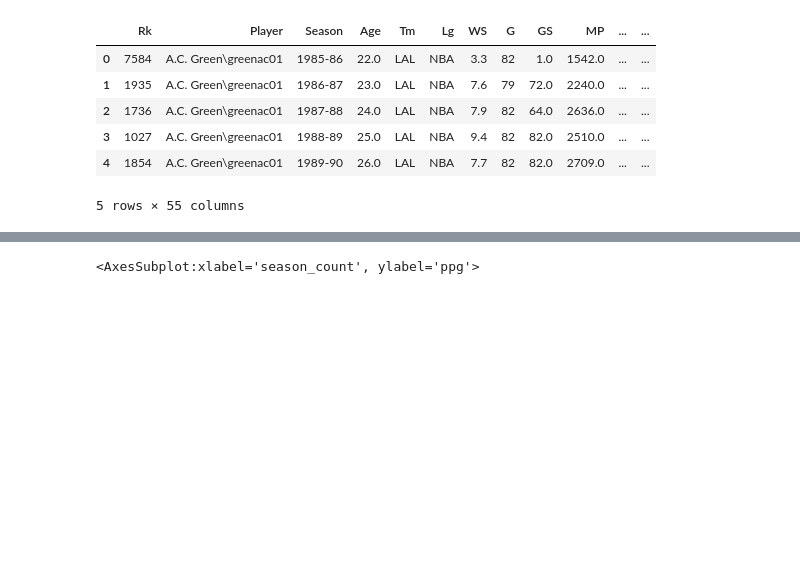
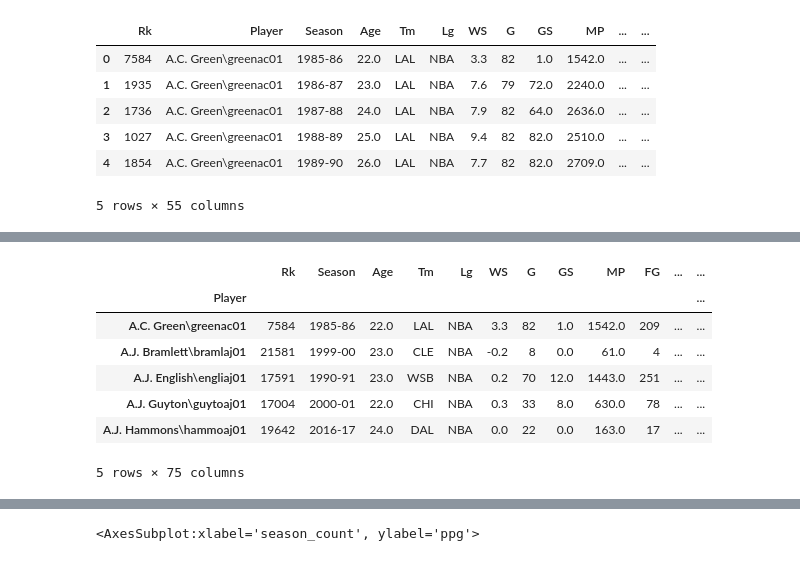
Before and after one commit to rylewww/Modeling-The-NBA-Leap, a Jupyter notebook: Data_Compiling.ipynb, the cells around one changed output, grey strips where cells are left out. Cells and saved outputs as stored; diff of their text form; code cells hidden in the pictures; blank space fills up the shorter version.

```diff
--- a/Data_Compiling.ipynb
+++ b/Data_Compiling.ipynb
@@ -153,14 +153,3 @@ players.head()
 | 3 | 1027 | A.C. Green\greenac01 | 1988-89 | 25.0 | LAL | NBA | 9.4 | 82 | 82.0 | 2510.0 | ... | ... |
 | 4 | 1854 | A.C. Green\greenac01 | 1989-90 | 26.0 | LAL | NBA | 7.7 | 82 | 82.0 | 2709.0 | ... | ... |
 5 rows × 55 columns
-# %%
-#adding all defense team two
-All_D_2 = pd.read_csv('Data/All_D_2.csv')
-All_D_2['award_year'] = [str(x)[2:] for x in All_D_2['YEAR']]
-#concat player name and award year for merge
-All_D_2['concat'] = All_D_2['PLAYER'] + All_D_2['award_year']
-All_D_2['all_d_2'] = 1
-All_D_2 = All_D_2[['concat', 'all_d_2']]
-#creating categorical variable for all nba first team award
-players = players.merge(All_D_2,  how = 'left', on ='concat')
-players.head()
@@ -258,0 +253,16 @@ players_total.head()
+# %%
+#creating 3 different dataframes for years 1-3
+players_first = players[players['season_count'] == 1].set_index('Player')
+players_second = players[players['season_count'] == 2].set_index('Player')
+players_third = players[players['season_count'] == 3].set_index('Player')
+# %%
+players_first.head()
+# %% [output]
+|  | Rk | Season | Age | Tm | Lg | WS | G | GS | MP | FG | ... | ... |
+| Player |  |  |  |  |  |  |  |  |  |  |  | ... |
+| A.C. Green\greenac01 | 7584 | 1985-86 | 22.0 | LAL | NBA | 3.3 | 82 | 1.0 | 1542.0 | 209 | ... | ... |
+| A.J. Bramlett\bramlaj01 | 21581 | 1999-00 | 23.0 | CLE | NBA | -0.2 | 8 | 0.0 | 61.0 | 4 | ... | ... |
+| A.J. English\engliaj01 | 17591 | 1990-91 | 23.0 | WSB | NBA | 0.2 | 70 | 12.0 | 1443.0 | 251 | ... | ... |
+| A.J. Guyton\guytoaj01 | 17004 | 2000-01 | 22.0 | CHI | NBA | 0.3 | 33 | 8.0 | 630.0 | 78 | ... | ... |
+| A.J. Hammons\hammoaj01 | 19642 | 2016-17 | 24.0 | DAL | NBA | 0.0 | 22 | 0.0 | 163.0 | 17 | ... | ... |
+5 rows × 75 columns
```
Also changed, not shown: parts of 12 cells of this notebook.
